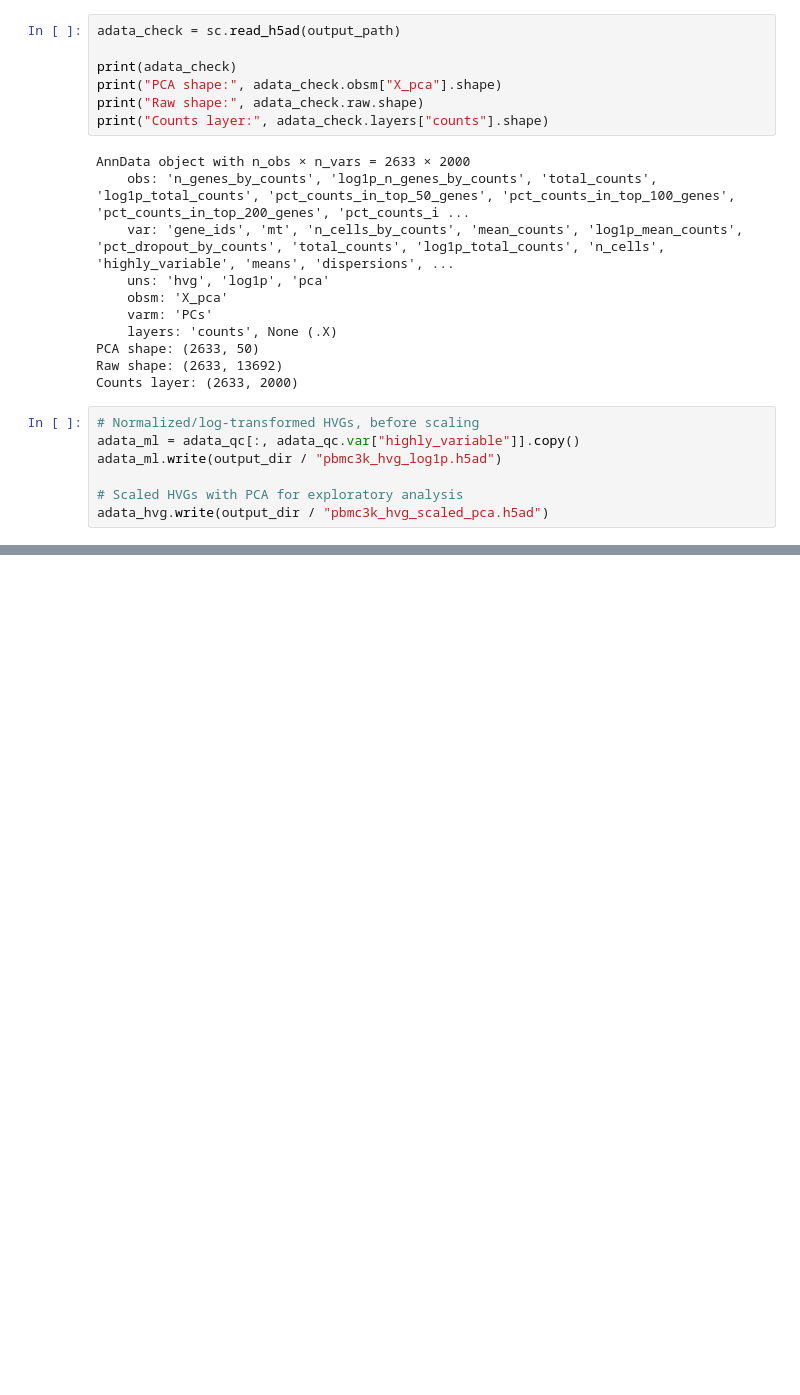
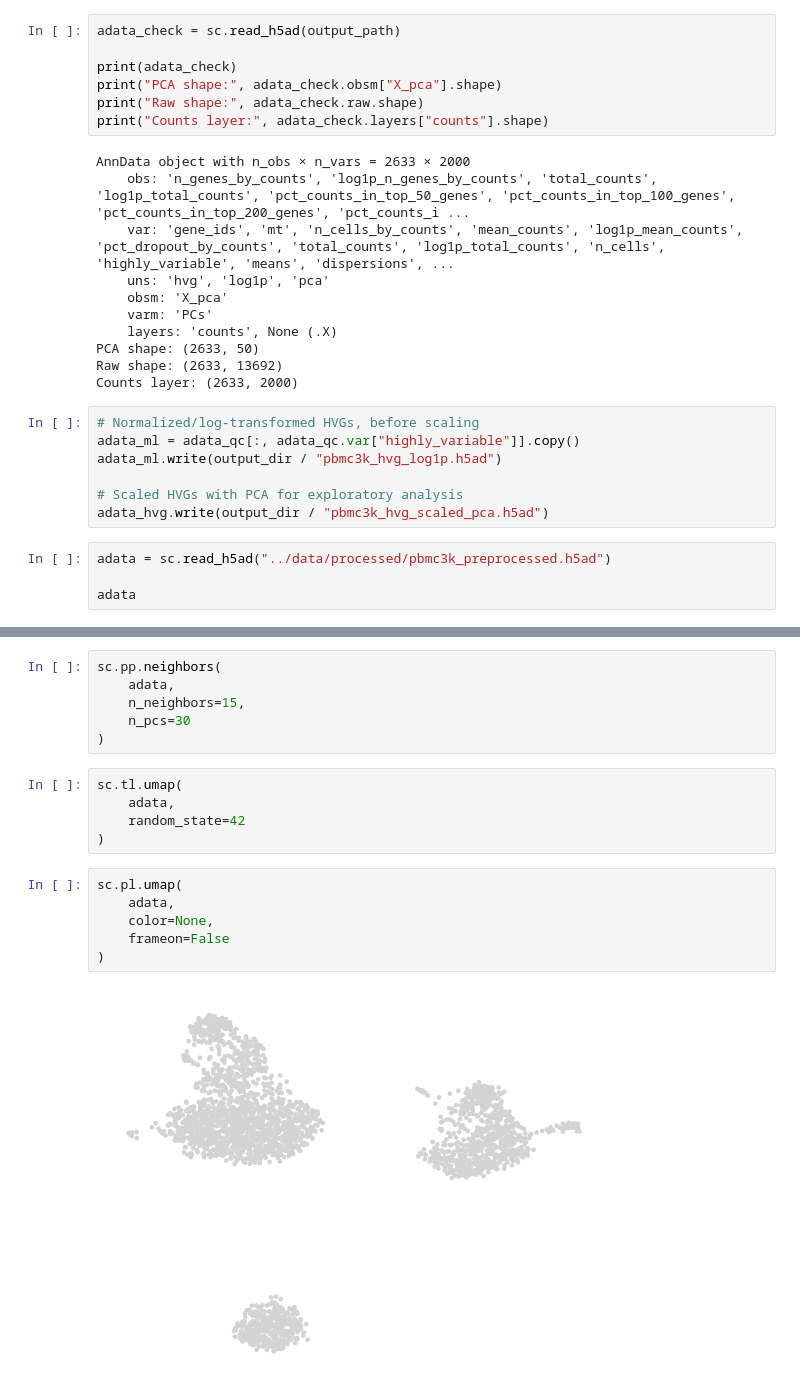
Before and after one commit to tshotts07/ImmunoType, a Jupyter notebook: notebooks/03_preprocessing.ipynb, the cells around one changed output, grey strips where cells are left out. Drawn from its saved outputs; the diff is of its cells as text; blank space fills up the shorter version.

```diff
--- a/notebooks/03_preprocessing.ipynb
+++ b/notebooks/03_preprocessing.ipynb
@@ -536,3 +537,7 @@ adata_ml.write(output_dir / "pbmc3k_hvg_log1p.h5ad")
 
 # Scaled HVGs with PCA for exploratory analysis
 adata_hvg.write(output_dir / "pbmc3k_hvg_scaled_pca.h5ad")
+# %%
+adata = sc.read_h5ad("../data/processed/pbmc3k_preprocessed.h5ad")
+
+adata
@@ -538,0 +566,19 @@ adata_hvg.write(output_dir / "pbmc3k_hvg_scaled_pca.h5ad")
+# %%
+sc.pp.neighbors(
+    adata,
+    n_neighbors=15,
+    n_pcs=30
+)
+# %%
+sc.tl.umap(
+    adata,
+    random_state=42
+)
+# %%
+sc.pl.umap(
+    adata,
+    color=None,
+    frameon=False
+)
+# %% [output]
+[figure, added]
```
Also changed, not shown: parts of 22 cells of this notebook, 3 other files.
